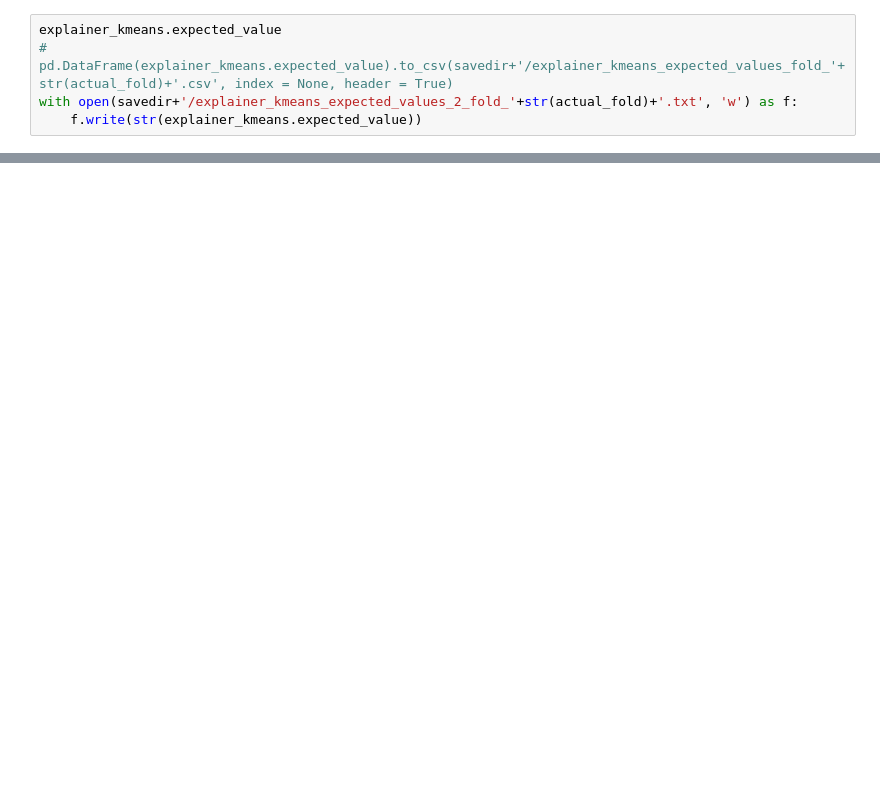
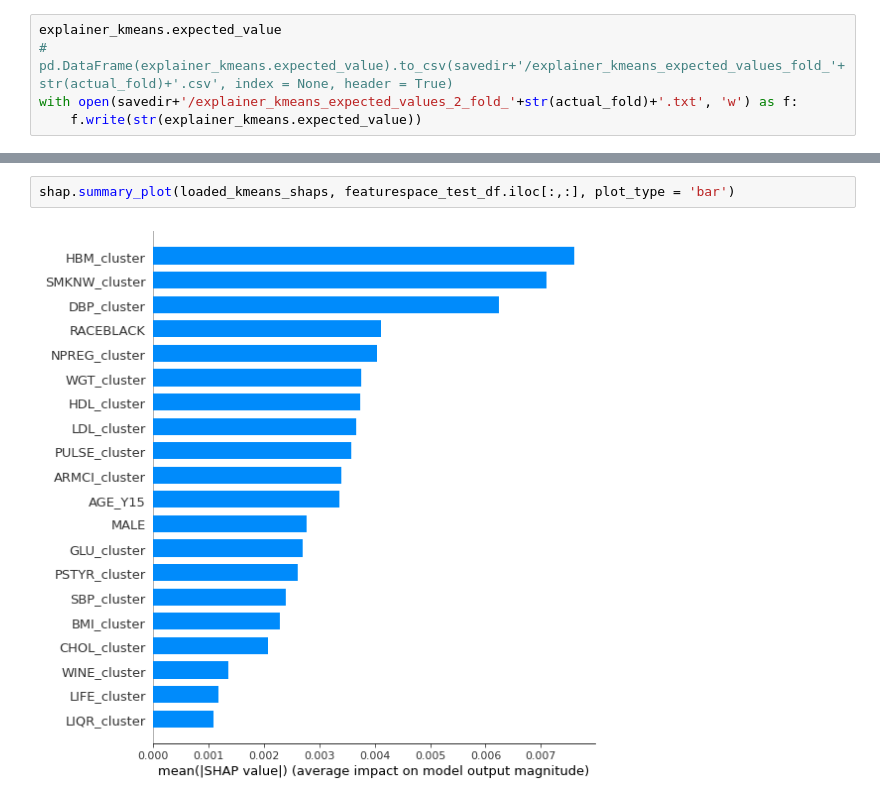
Before and after one commit to hieu-hugh-nguyen/CARDIA_Longitudinal_ML_project, a Jupyter notebook: shap_rsf_traj_model.ipynb, the cells around one changed output, grey strips where cells are left out. Drawn from its saved outputs; the diff is of its cells as text; blank space fills up the shorter version.

```diff
--- a/shap_rsf_traj_model.ipynb
+++ b/shap_rsf_traj_model.ipynb
@@ -262,0 +236,4 @@ explainer_kmeans.expected_value
+# %%
+shap.summary_plot(loaded_kmeans_shaps, featurespace_test_df.iloc[:,:], plot_type = 'bar')
+# %% [output]
+[figure, added]
```
Also changed, not shown: parts of 42 cells of this notebook, 18 other files.
